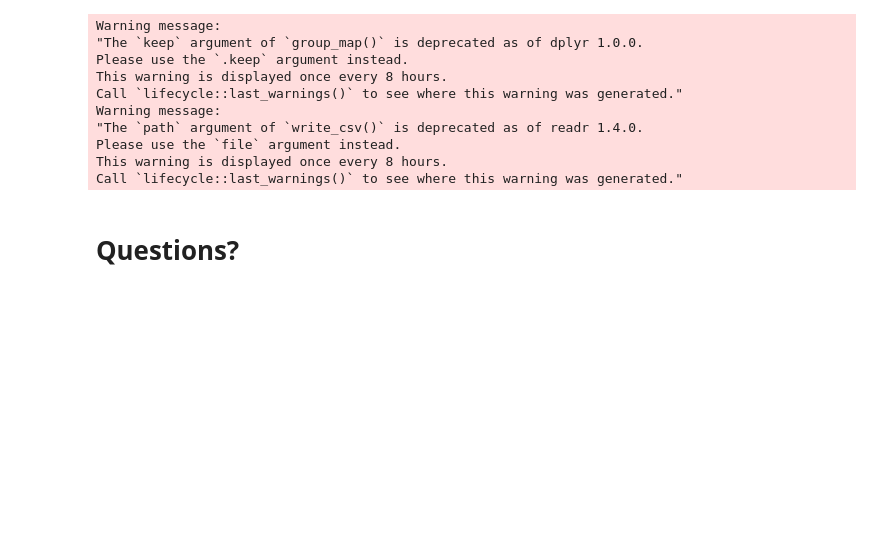
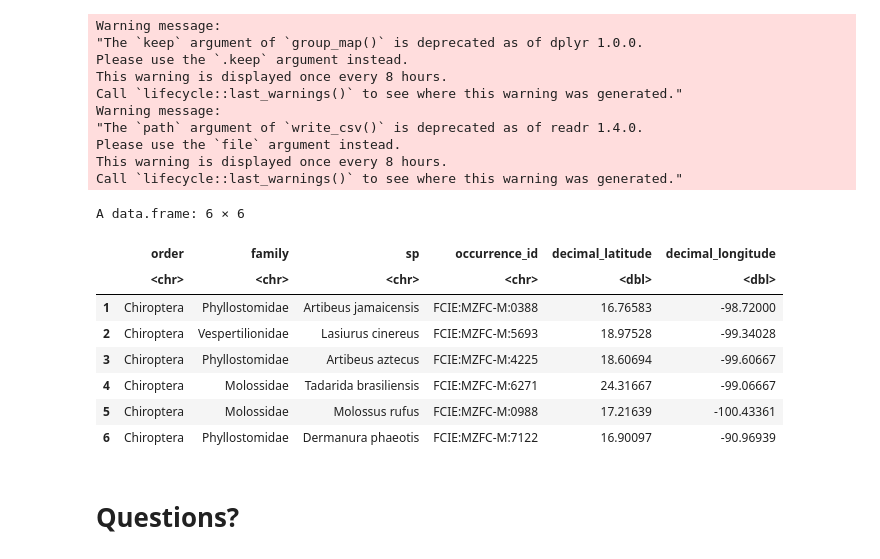
Before and after one commit to stringfestdata/satrday-r-powered-excel, a Jupyter notebook: satrday-columbus-r-powered-excel.ipynb, the cells around one changed output. Drawn from its saved outputs; the diff is of its cells as text; code cells hidden in the pictures; blank space fills up the shorter version.

```diff
--- a/satrday-columbus-r-powered-excel.ipynb
+++ b/satrday-columbus-r-powered-excel.ipynb
@@ -361,6 +361,18 @@ Warning message:
 Please use the `file` argument instead.
 This warning is displayed once every 8 hours.
 Call `lifecycle::last_warnings()` to see where this warning was generated."
+# %%
+head(batRecs)
+# %% [output]
+A data.frame: 6 × 6
+|  | order | family | sp | occurrence_id | decimal_latitude | decimal_longitude |
+|  | <chr> | <chr> | <chr> | <chr> | <dbl> | <dbl> |
+| 1 | Chiroptera | Phyllostomidae | Artibeus jamaicensis | FCIE:MZFC-M:0388 | 16.76583 | -98.72000 |
+| 2 | Chiroptera | Vespertilionidae | Lasiurus cinereus | FCIE:MZFC-M:5693 | 18.97528 | -99.34028 |
+| 3 | Chiroptera | Phyllostomidae | Artibeus aztecus | FCIE:MZFC-M:4225 | 18.60694 | -99.60667 |
+| 4 | Chiroptera | Molossidae | Tadarida brasiliensis | FCIE:MZFC-M:6271 | 24.31667 | -99.06667 |
+| 5 | Chiroptera | Molossidae | Molossus rufus | FCIE:MZFC-M:0988 | 17.21639 | -100.43361 |
+| 6 | Chiroptera | Phyllostomidae | Dermanura phaeotis | FCIE:MZFC-M:7122 | 16.90097 | -90.96939 |
 # %% [markdown]
 # Questions?
 # %% [markdown]
```
